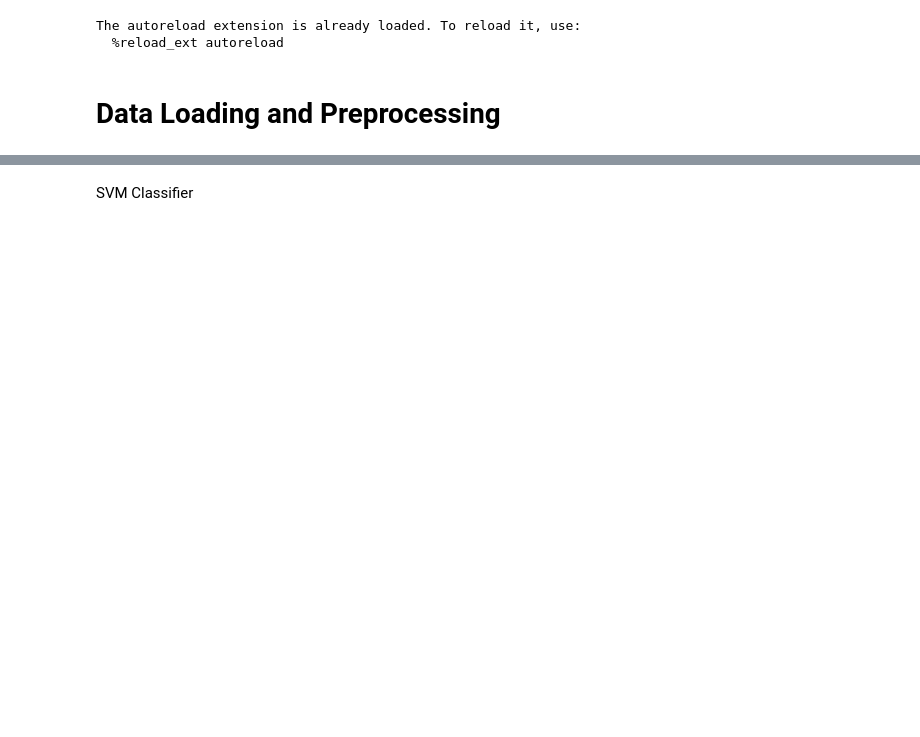
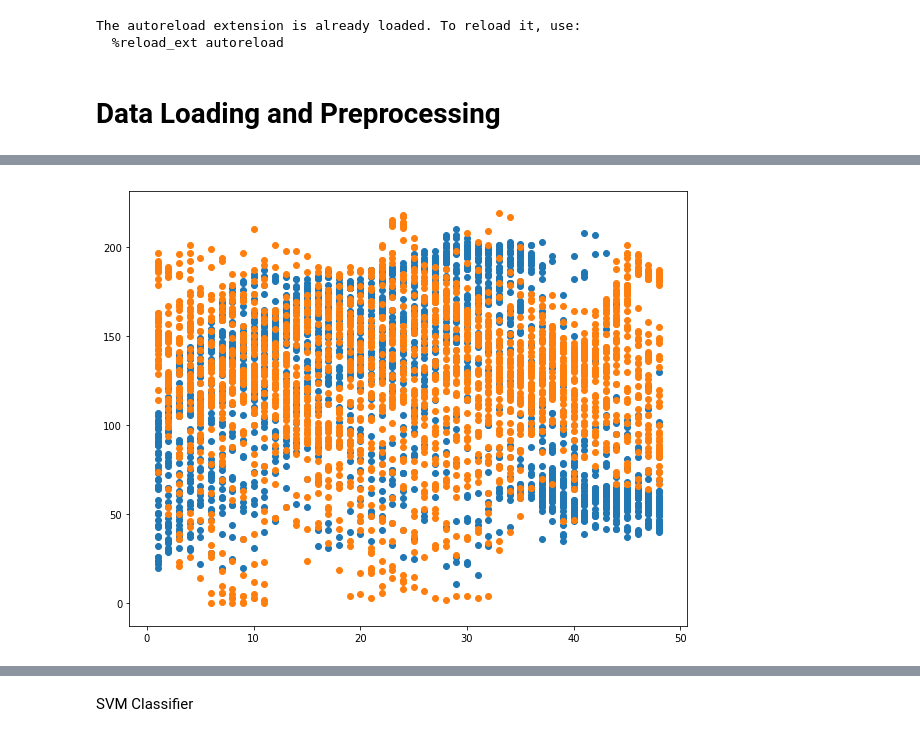
Before and after one commit to ararbi90/CECS-551, a Jupyter notebook: Semester Project_SVM.ipynb, the cells around one changed output, grey strips where cells are left out. Cells and saved outputs as stored; diff of their text form; code cells hidden in the pictures; blank space fills up the shorter version.

```diff
--- a/Semester Project_SVM.ipynb
+++ b/Semester Project_SVM.ipynb
@@ -157 +139,12 @@ plt.show()
 [figure]
+# %%
+#Plot an image as scatter plot before subtracting the mean image
+for i in range(2):
+    b = np.array([j+1 for j in range(48)])
+    x = np.repeat(b,X_train[i].reshape((48, 48)).astype('uint8').shape[0])
+    # now reshape the a matrix to generate a vector
+    y = np.reshape(X_train[i].reshape((48, 48)).astype('uint8').T,(1,np.product(X_train[i].reshape((48, 48)).astype('uint8').shape) ))
+    plt.scatter(x,y)
+plt.show()
+# %% [output]
+[figure, added]
```
Also changed, not shown: parts of 20 cells of this notebook, 1 other file.
